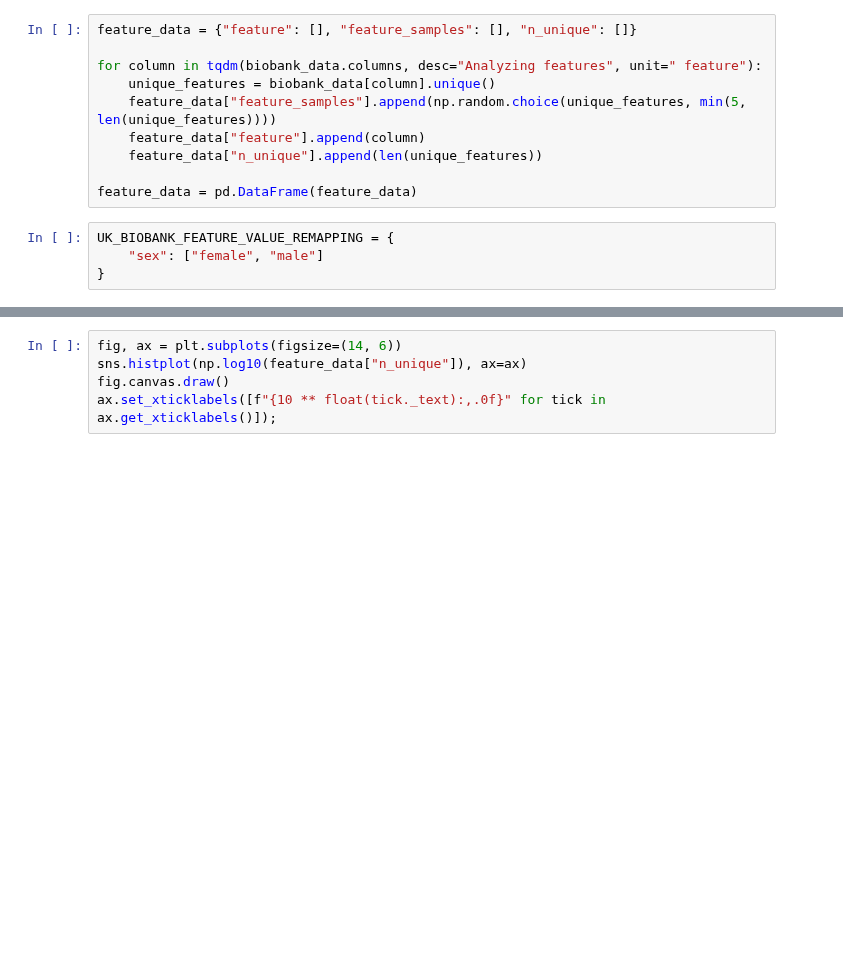
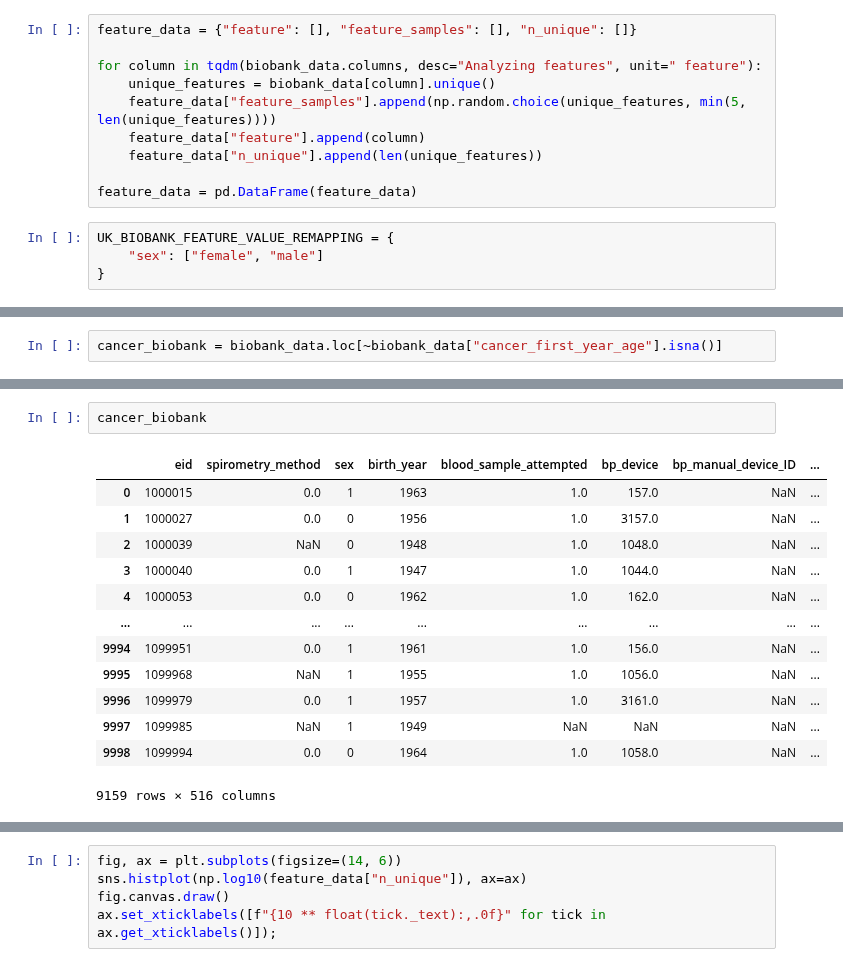
Before and after one commit to cole-khamnei/HLA_genotyping_associations, a Jupyter notebook: biobank_EDA.ipynb, the cells around one changed output, grey strips where cells are left out. Cells and saved outputs as stored; diff of their text form; blank space fills up the shorter version.

```diff
--- a/biobank_EDA.ipynb
+++ b/biobank_EDA.ipynb
@@ -108,0 +121,2 @@ array([nan,  0.,  1.,  2.])
+# %%
+cancer_biobank = biobank_data.loc[~biobank_data["cancer_first_year_age"].isna()]
@@ -108,0 +184,16 @@ array([nan,  0.,  1.,  2.])
+# %%
+cancer_biobank
+# %% [output]
+|  | eid | spirometry_method | sex | birth_year | blood_sample_attempted | bp_device | bp_manual_device_ID | ... |
+| 0 | 1000015 | 0.0 | 1 | 1963 | 1.0 | 157.0 | NaN | ... |
+| 1 | 1000027 | 0.0 | 0 | 1956 | 1.0 | 3157.0 | NaN | ... |
+| 2 | 1000039 | NaN | 0 | 1948 | 1.0 | 1048.0 | NaN | ... |
+| 3 | 1000040 | 0.0 | 1 | 1947 | 1.0 | 1044.0 | NaN | ... |
+| 4 | 1000053 | 0.0 | 0 | 1962 | 1.0 | 162.0 | NaN | ... |
+| ... | ... | ... | ... | ... | ... | ... | ... | ... |
+| 9994 | 1099951 | 0.0 | 1 | 1961 | 1.0 | 156.0 | NaN | ... |
+| 9995 | 1099968 | NaN | 1 | 1955 | 1.0 | 1056.0 | NaN | ... |
+| 9996 | 1099979 | 0.0 | 1 | 1957 | 1.0 | 3161.0 | NaN | ... |
+| 9997 | 1099985 | NaN | 1 | 1949 | NaN | NaN | NaN | ... |
+| 9998 | 1099994 | 0.0 | 0 | 1964 | 1.0 | 1058.0 | NaN | ... |
+9159 rows × 516 columns
```
Also changed, not shown: parts of 19 cells of this notebook, 2 other files.
